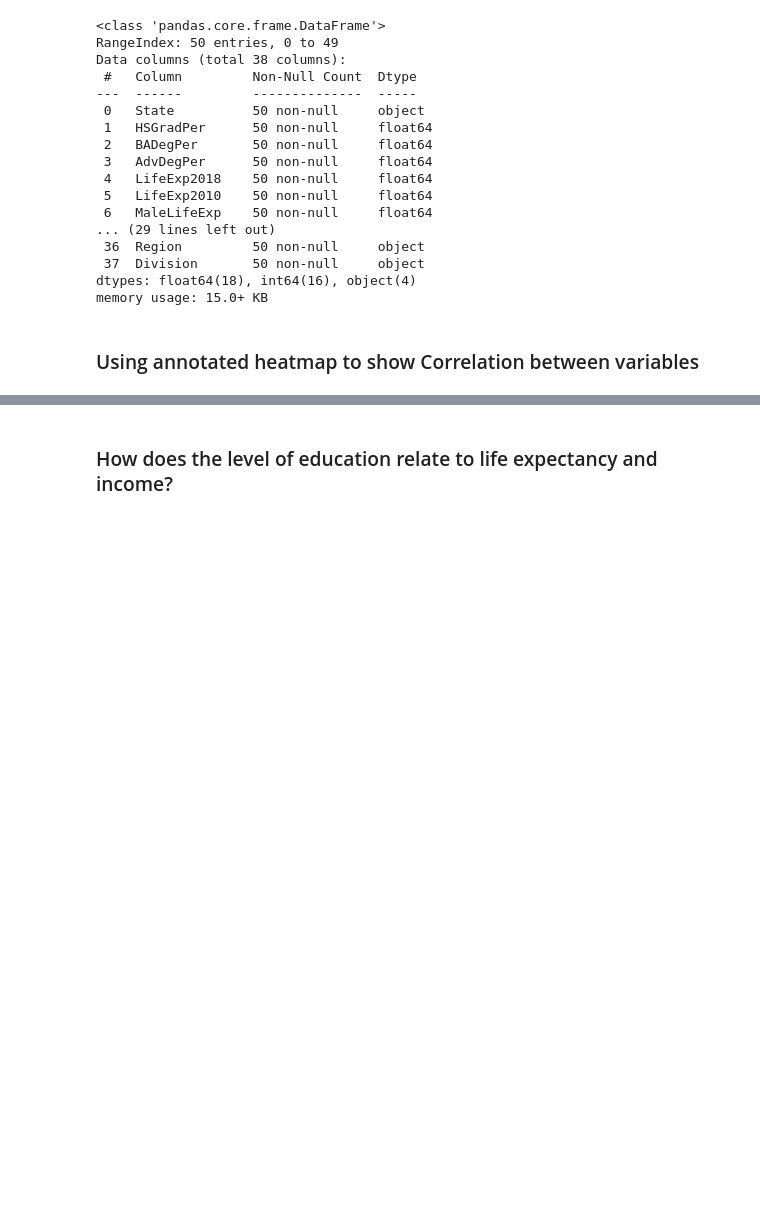
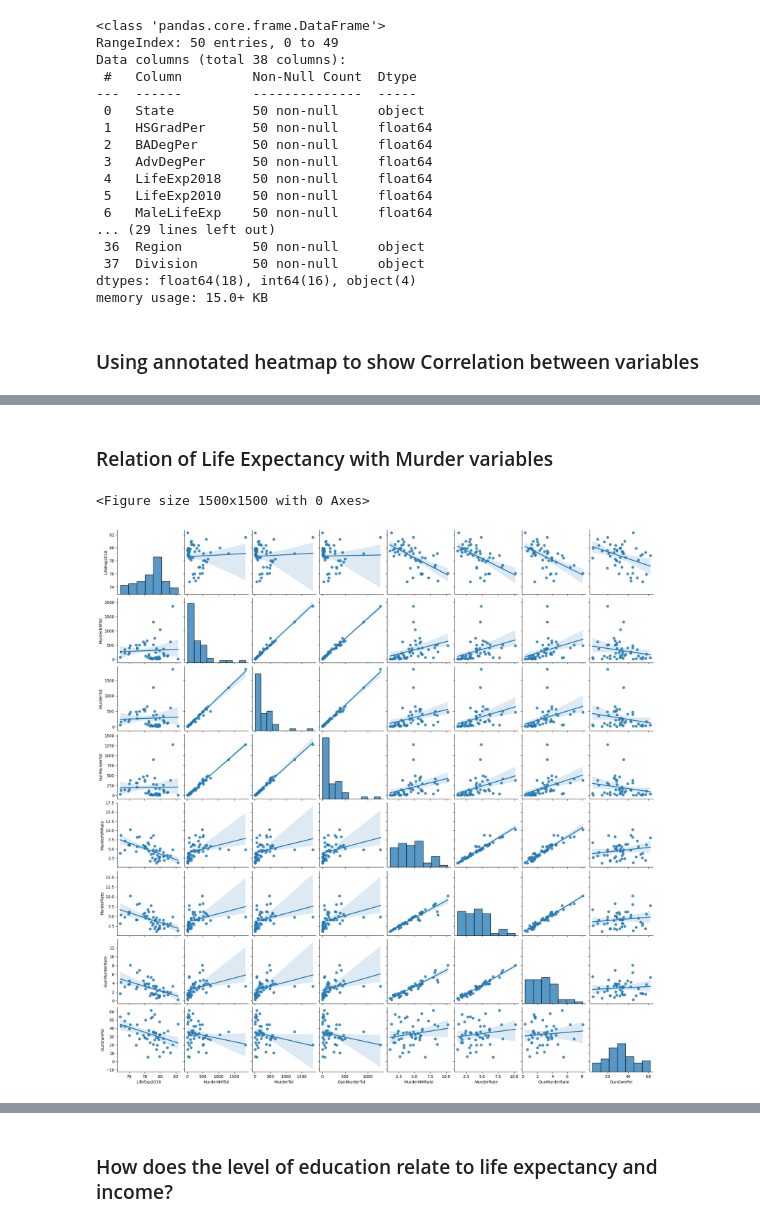
Before and after one commit to pallabee/Demographic-Data-Analysis, a Jupyter notebook: visualize_relationships.ipynb, the cells around one changed output, grey strips where cells are left out. Cells and saved outputs as stored; diff of their text form; code cells hidden in the pictures; blank space fills up the shorter version.

Commit message:
added pairplots

```diff
--- a/visualize_relationships.ipynb
+++ b/visualize_relationships.ipynb
@@ -50,3 +58,10 @@ sns.heatmap(corr,
+# %% [markdown]
+### Relation of Life Expectancy with Murder variables
 # %%
-# # plt.figure(figsize=(15,15))
-# sns.pairplot(df)
+plt.figure(figsize=(15,15))
+murder_cols = (df_reduced.filter(like='Murder').columns).to_list()
+sns.pairplot(df[["LifeExp2018"]+murder_cols+["GunOwnPer"]], kind = "reg")
+plt.show()
+# %% [output]
+<Figure size 1500x1500 with 0 Axes>
+[figure, added]
```
Also changed, not shown: parts of 8 cells of this notebook.
